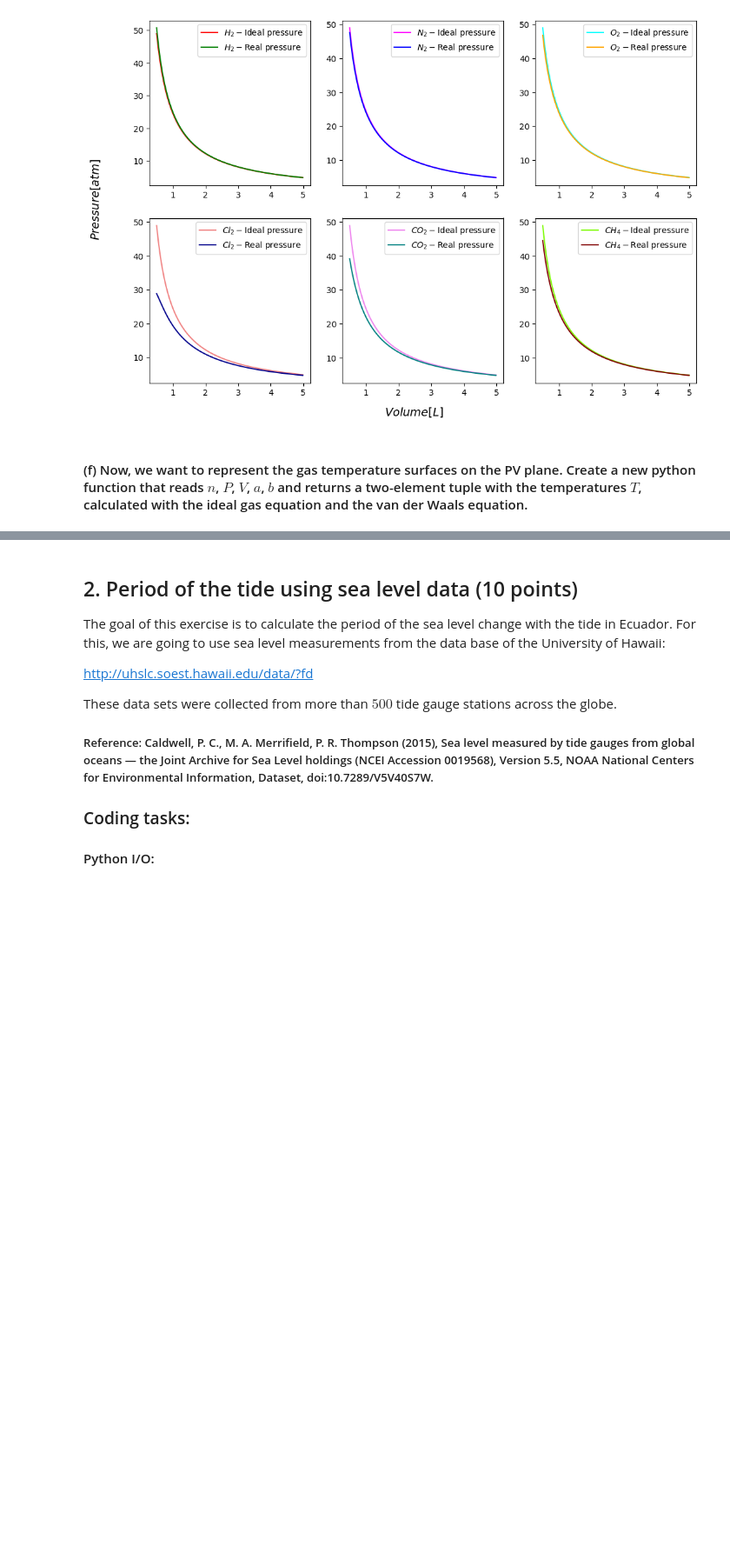
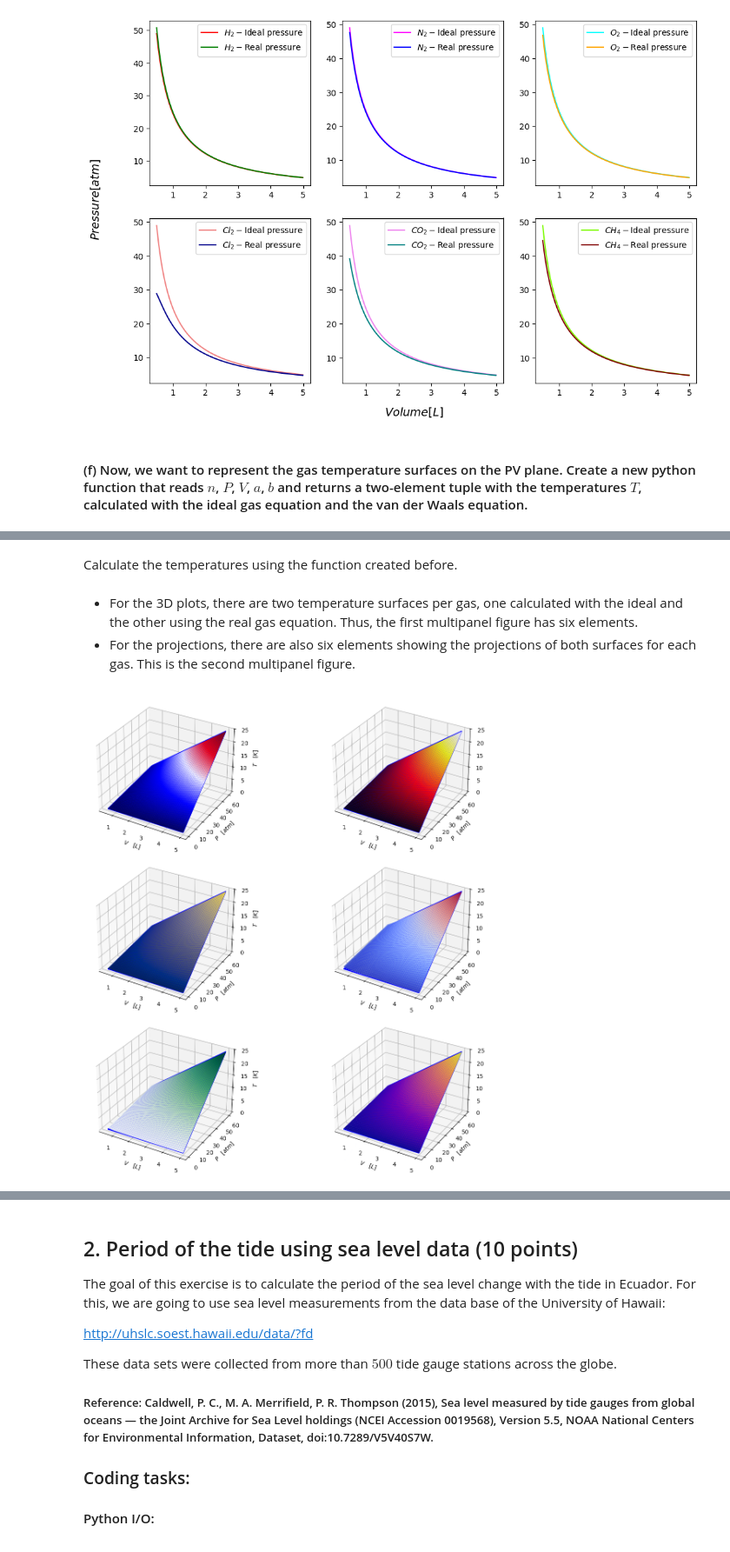
Before and after one commit to prostofsound/computational-physics-1, a Jupyter notebook: homework/Silva_Alejandro-HW1.ipynb, the cells around one changed output, grey strips where cells are left out. Shown at 87% size. Cells and saved outputs as stored; diff of their text form; code cells hidden in the pictures; blank space fills up the shorter version.

```diff
--- a/homework/Silva_Alejandro-HW1.ipynb
+++ b/homework/Silva_Alejandro-HW1.ipynb
@@ -162,0 +199,6 @@ plt.close()
+# %%
+P_1 = np.arange(0.5, 60., 0.01)
+#For the V vector, we are going to use the one we already generated.
+V_2D, P_2D = np.meshgrid(V_1, P_1)
+
+#print(V_2D.shape, P_2D.shape)
@@ -162,0 +207,10 @@ plt.close()
+# %% [markdown]
+Calculate the temperatures using the function created before.
+# %%
+# t_tuple = calculate_temperature(V_2D, P_2D, n_1, )
+list_temperatures = []
+for constant in gas_composition_constants.values():
+    t_tuple = calculate_temperature(V_2D, P_2D, n_1, constant[0], constant[1])
+    list_temperatures.append(t_tuple)
+
+t_array_1 = np.array(list_temperatures)
@@ -162,0 +220,40 @@ plt.close()
+# %% [markdown]
+* For the 3D plots, there are two temperature surfaces per gas, one calculated with the ideal and the other using the real gas equation. Thus, the first multipanel figure has six elements.
+* For the projections, there are also six elements showing the projections of both surfaces for each gas. This is the second multipanel figure.
+# %%
+# Temperature surfaces multi-panel figure
+fig = plt.figure(figsize=(14, 12))
+
+ax1 = fig.add_subplot(3, 2, 1, projection='3d')
+ax1.plot_wireframe(V_2D, P_2D, t_array_1[0,0,:], color='blue', linewidth=1.5) #H2-t_ideal
+ax1.plot_surface(V_2D, P_2D, t_array_1[0,1,:], cmap = 'seismic', alpha=0.95)#H2-t_real
+
+ax2 = fig.add_subplot(3, 2, 2, projection='3d')
+ax2.plot_wireframe(V_2D, P_2D, t_array_1[1,0,:],  color='blue', linewidth=1.5) #N2-t_ideal
+ax2.plot_surface(V_2D, P_2D,t_array_1[1,1,:], cmap = 'hot', alpha=0.95)#N2-t_real
+
+ax3 = fig.add_subplot(3, 2, 3, projection='3d')
+ax3.plot_wireframe(V_2D, P_2D, t_array_1[2,0,:], color='blue', linewidth=1.5) #O2-t_ideal
+ax3.plot_surface(V_2D, P_2D,t_array_1[2,1,:], cmap = 'cividis', alpha=0.95)#O2-t_real
+
+ax4 = fig.add_subplot(3, 2, 4, projection='3d')
+ax4.plot_wireframe(V_2D, P_2D, t_array_1[3,0,:], color='blue', linewidth=1.5) #Cl2-t_ideal
+ax4.plot_surface(V_2D, P_2D,t_array_1[3,1,:], cmap = 'coolwarm', alpha=0.95)#Cl2-t_real
+
+ax5 = fig.add_subplot(3, 2, 5, projection='3d')
+ax5.plot_wireframe(V_2D, P_2D, t_array_1[4,0,:], color='blue', linewidth=1.5) #CO2-t_ideal
+ax5.plot_surface(V_2D, P_2D,t_array_1[4,1,:], cmap = 'Greens', alpha=0.95)#CO2-t_real
+
+ax6 = fig.add_subplot(3, 2, 6, projection='3d')
+ax6.plot_wireframe(V_2D, P_2D, t_array_1[5,0,:], color='blue', linewidth=1.5) #CH4-t_ideal
+ax6.plot_surface(V_2D, P_2D,t_array_1[5,1,:], cmap = 'plasma', alpha=0.95)#CH4-t_real
+
+for ax in [ax1, ax2, ax3, ax4, ax5, ax6]:
+    ax.set_xlabel(r"$V \quad [L]$")
+    ax.set_ylabel(r"$P \quad [atm]$")
+    ax.set_zlabel(r"$T \quad [K]$")
+
+plt.tight_layout()
+plt.show()
+# %% [output]
+[figure, added]
```
Also changed, not shown: parts of 7 cells of this notebook, 5 other files.
